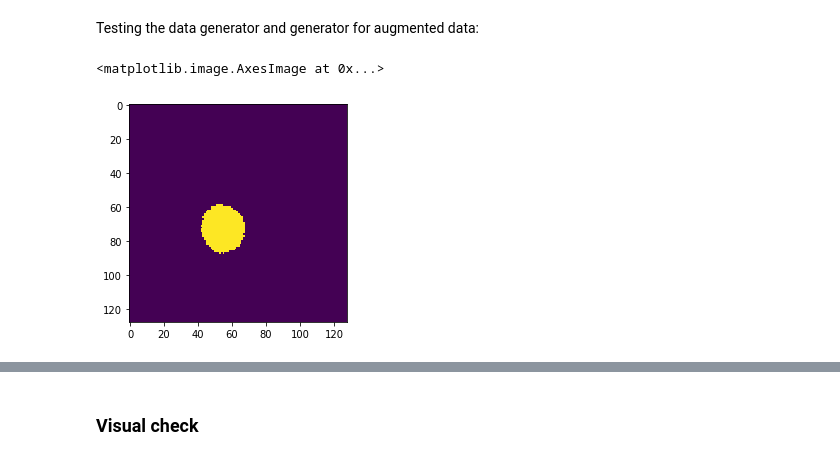
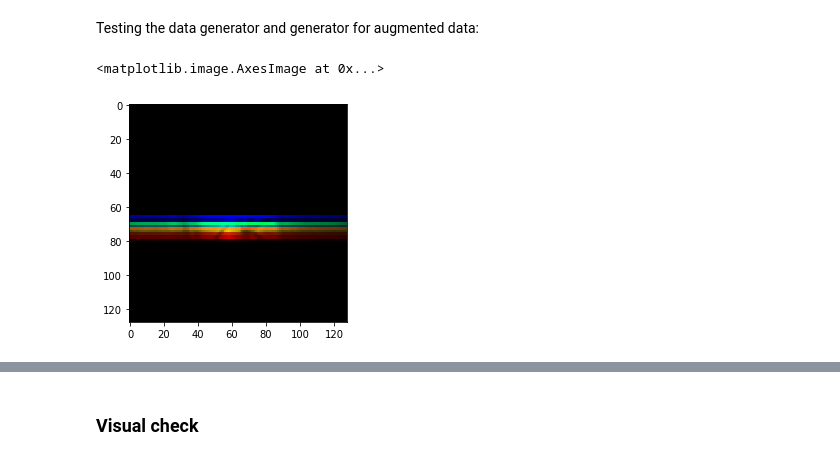
Before and after one commit to roaurelio/unet, a Jupyter notebook: scripts/U-Net_color.ipynb, the cells around one changed output, grey strips where cells are left out. Cells and saved outputs as stored; diff of their text form; code cells hidden in the pictures.

```diff
--- a/scripts/U-Net_color.ipynb
+++ b/scripts/U-Net_color.ipynb
@@ -72,8 +75,7 @@ Testing the data generator and generator for augmented data:
 # %%
 gen = data_generator(img_train, cup_train, disc_locations, 128, 'train', batch_size=1)
 batch = next(gen)
+plt.imshow(np.squeeze(batch[0][0]))
+# %% [output]
+<matplotlib.image.AxesImage at 0x...>
+[figure, added]
-# %%
-plt.imshow(np.squeeze(batch[1][0]))
-# %% [output]
-<matplotlib.image.AxesImage at 0x...>
-[figure, removed]
```
Also changed, not shown: parts of 28 cells of this notebook, 3 other files.
